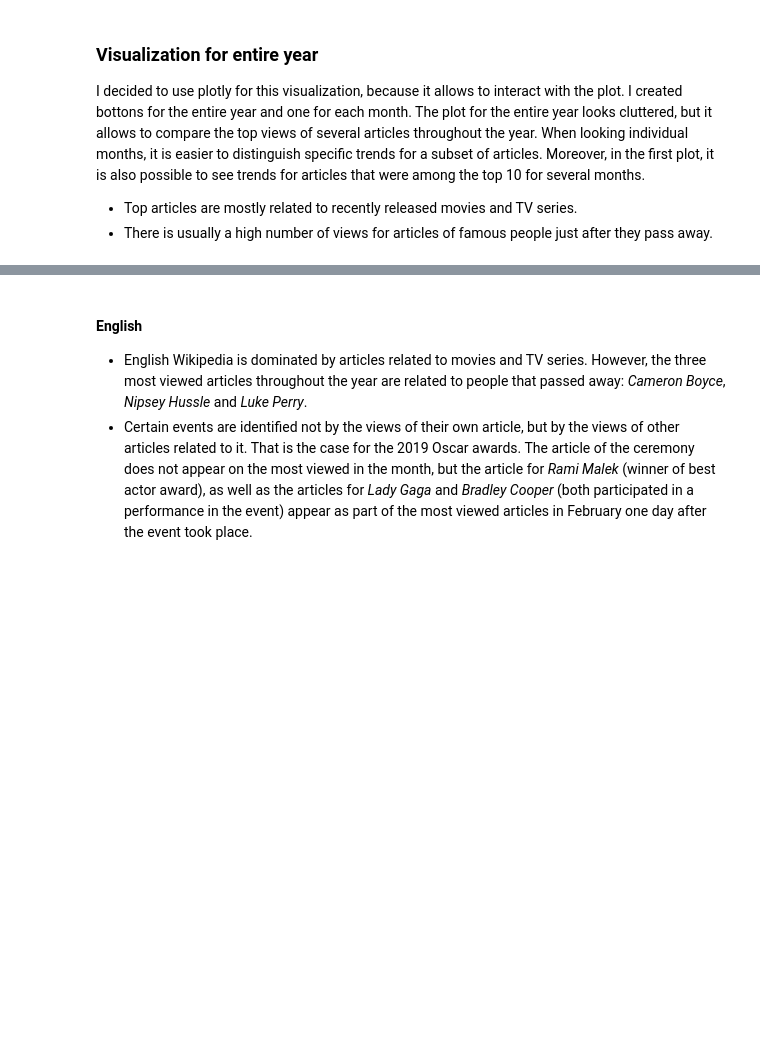
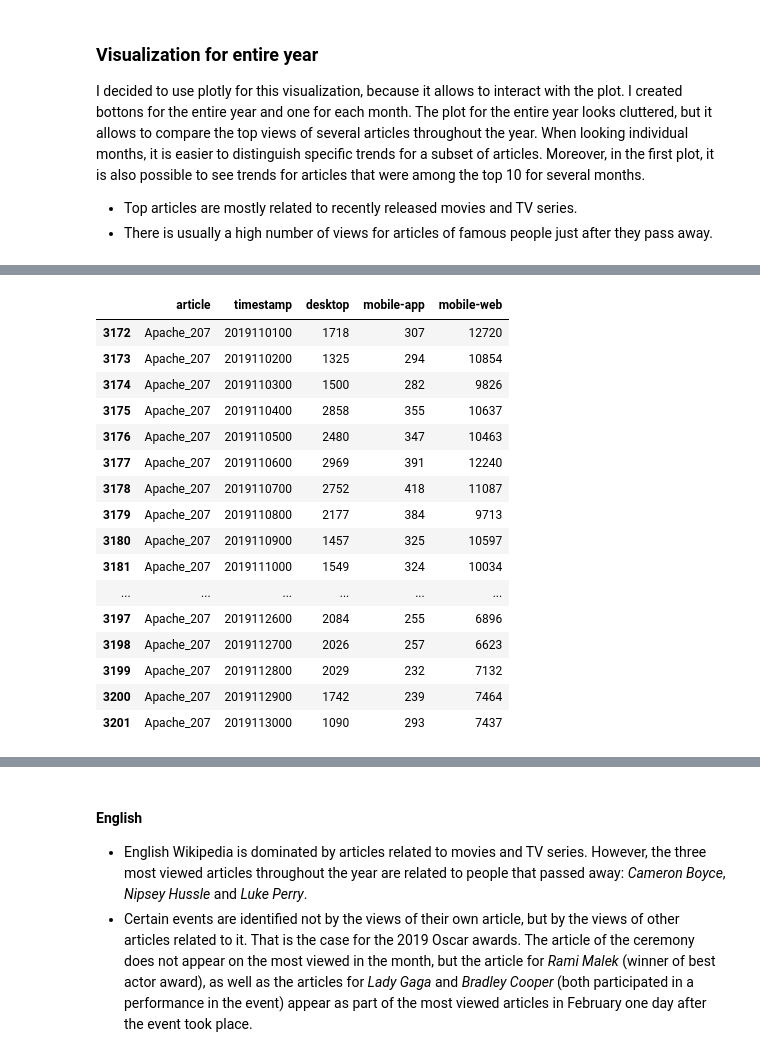
Before and after one commit to gra-vel/wiki-2019, a Jupyter notebook: Untitled.ipynb, the cells around one changed output, grey strips where cells are left out. Cells and saved outputs as stored; diff of their text form; code cells hidden in the pictures; blank space fills up the shorter version.

```diff
--- a/Untitled.ipynb
+++ b/Untitled.ipynb
@@ -207,3 +211,24 @@ I decided to use plotly for this visualization, because it allows to interact wi
+# %%
+wiki_dedf = wiki_de.get_df()
+wiki_dedf.loc[(wiki_dedf.article == 'Apache_207') & (wiki_dedf.month == 11),['article','timestamp','desktop','mobile-app','mobile-web']]
+# %% [output]
+|  | article | timestamp | desktop | mobile-app | mobile-web |
+| 3172 | Apache_207 | 2019110100 | 1718 | 307 | 12720 |
+| 3173 | Apache_207 | 2019110200 | 1325 | 294 | 10854 |
+| 3174 | Apache_207 | 2019110300 | 1500 | 282 | 9826 |
+| 3175 | Apache_207 | 2019110400 | 2858 | 355 | 10637 |
+| 3176 | Apache_207 | 2019110500 | 2480 | 347 | 10463 |
+| 3177 | Apache_207 | 2019110600 | 2969 | 391 | 12240 |
+| 3178 | Apache_207 | 2019110700 | 2752 | 418 | 11087 |
+| 3179 | Apache_207 | 2019110800 | 2177 | 384 | 9713 |
+| 3180 | Apache_207 | 2019110900 | 1457 | 325 | 10597 |
+| 3181 | Apache_207 | 2019111000 | 1549 | 324 | 10034 |
+| ... | ... | ... | ... | ... | ... |
+| 3197 | Apache_207 | 2019112600 | 2084 | 255 | 6896 |
+| 3198 | Apache_207 | 2019112700 | 2026 | 257 | 6623 |
+| 3199 | Apache_207 | 2019112800 | 2029 | 232 | 7132 |
+| 3200 | Apache_207 | 2019112900 | 1742 | 239 | 7464 |
+| 3201 | Apache_207 | 2019113000 | 1090 | 293 | 7437 |
 # %%
 wiki_visual.lang_plot(wiki_en.get_df(), 'total', 'English')
 # %% [output]
```
Also changed, not shown: parts of 1 cell of this notebook, 8 other files.
